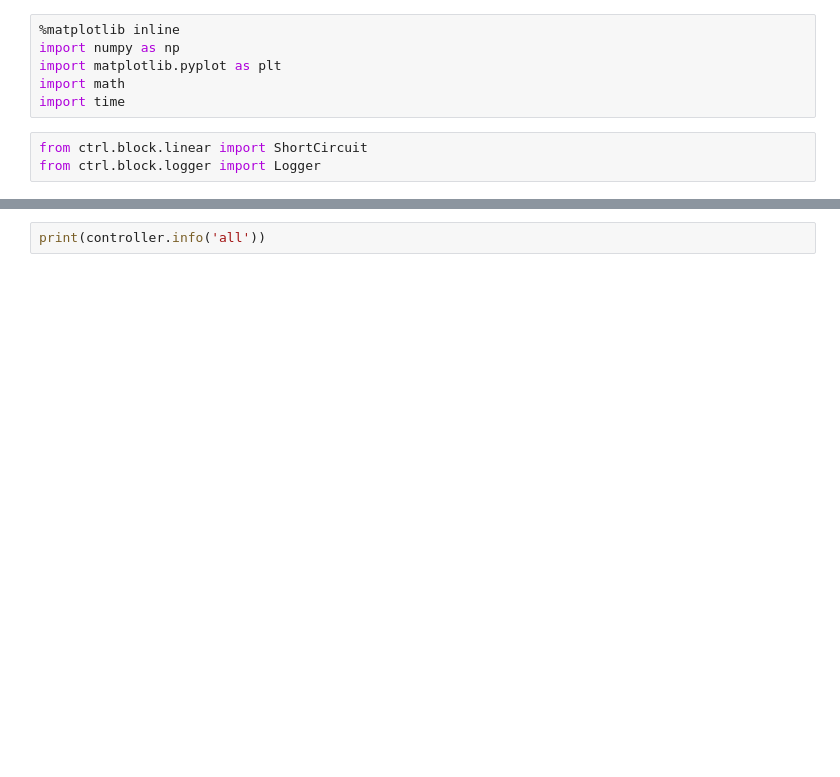
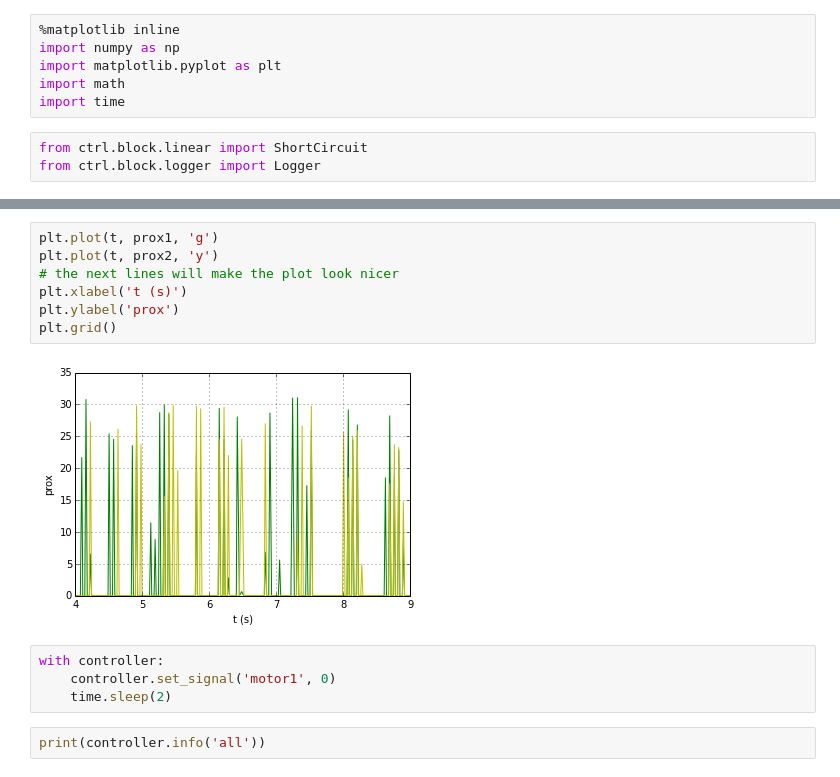
Before and after one commit to mcdeoliveira/pyctrl, a Jupyter notebook: python/notebook/Colyn.ipynb, the cells around one changed output, grey strips where cells are left out. Drawn from its saved outputs; the diff is of its cells as text; blank space fills up the shorter version.

```diff
--- a/python/notebook/Colyn.ipynb
+++ b/python/notebook/Colyn.ipynb
@@ -47,3 +79,16 @@ controller.add_device('mic1','ctrl.bbb.analog','Analog',signals=['mic1'],pin='AI
+# %%
+plt.plot(t, prox1, 'g')
+plt.plot(t, prox2, 'y')
+# the next lines will make the plot look nicer
+plt.xlabel('t (s)')
+plt.ylabel('prox')
+plt.grid()
+# %% [output]
+[figure, added]
+# %%
+with controller:
+    controller.set_signal('motor1', 0)
+    time.sleep(2)
 # %%
 print(controller.info('all'))
 # %% [output]
```
Also changed, not shown: parts of 16 cells of this notebook.
